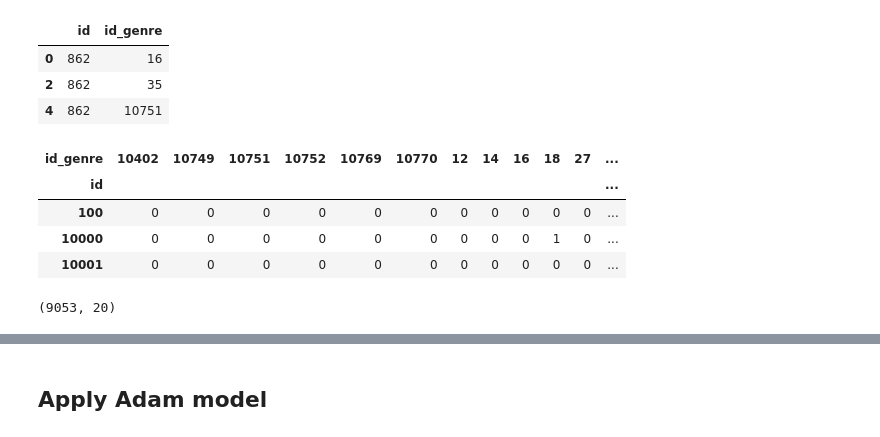
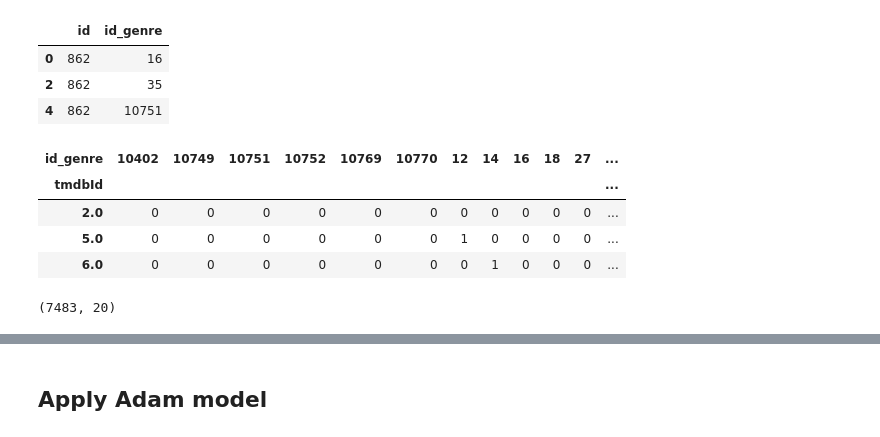
Before and after one commit to LinddM/eml-lab7, a Jupyter notebook: Lab7.ipynb, the cells around one changed output, grey strips where cells are left out. Cells and saved outputs as stored; diff of their text form; code cells hidden in the pictures.

Commit message:
adam model with x matrix (degrees 1 and 2)

```diff
--- a/Lab7.ipynb
+++ b/Lab7.ipynb
@@ -71,18 +64,25 @@ works_data.head(3)
 | 0 | 862 | 16 |
 | 2 | 862 | 35 |
 | 4 | 862 | 10751 |
+# %%
+# concat both dataframes to have organized indexes, as well as connected data and equal movies by row between both matrixes
+df = pd.concat([works_data, user_ratings], axis = 1)
+df.dropna(inplace=True)
+df.drop_duplicates(subset=['tmdbId'], inplace=True)
+df['ones'] = np.ones(df.shape[0])
 # %%
-works_data['ones'] = np.ones(works_data.shape[0])
-ye = works_data.pivot_table(index='id', columns='id_genre', values='ones', fill_value=0)
-y = ye[:9053]
+# build Y datafame (features by movie)
+ye = df.pivot_table(index='tmdbId', columns='id_genre', values='ones', fill_value=0)
 ye.head(3)
 # %% [output]
 | id_genre | 10402 | 10749 | 10751 | 10752 | 10769 | 10770 | 12 | 14 | 16 | 18 | 27 | ... |
-| id |  |  |  |  |  |  |  |  |  |  |  | ... |
-| 100 | 0 | 0 | 0 | 0 | 0 | 0 | 0 | 0 | 0 | 0 | 0 | ... |
-| 10000 | 0 | 0 | 0 | 0 | 0 | 0 | 0 | 0 | 0 | 1 | 0 | ... |
-| 10001 | 0 | 0 | 0 | 0 | 0 | 0 | 0 | 0 | 0 | 0 | 0 | ... |
+| tmdbId |  |  |  |  |  |  |  |  |  |  |  | ... |
+| 2.0 | 0 | 0 | 0 | 0 | 0 | 0 | 0 | 0 | 0 | 0 | 0 | ... |
+| 5.0 | 0 | 0 | 0 | 0 | 0 | 0 | 1 | 0 | 0 | 0 | 0 | ... |
+| 6.0 | 0 | 0 | 0 | 0 | 0 | 0 | 0 | 1 | 0 | 0 | 0 | ... |
-# %%
-print(y.shape)
-# %% [output]
-(9053, 20)
+# %%
+# Y dataframe to array
+y = ye.to_numpy()
+y.shape
+# %% [output]
+(7483, 20)
```
Also changed, not shown: parts of 33 cells of this notebook, 3 other files.
